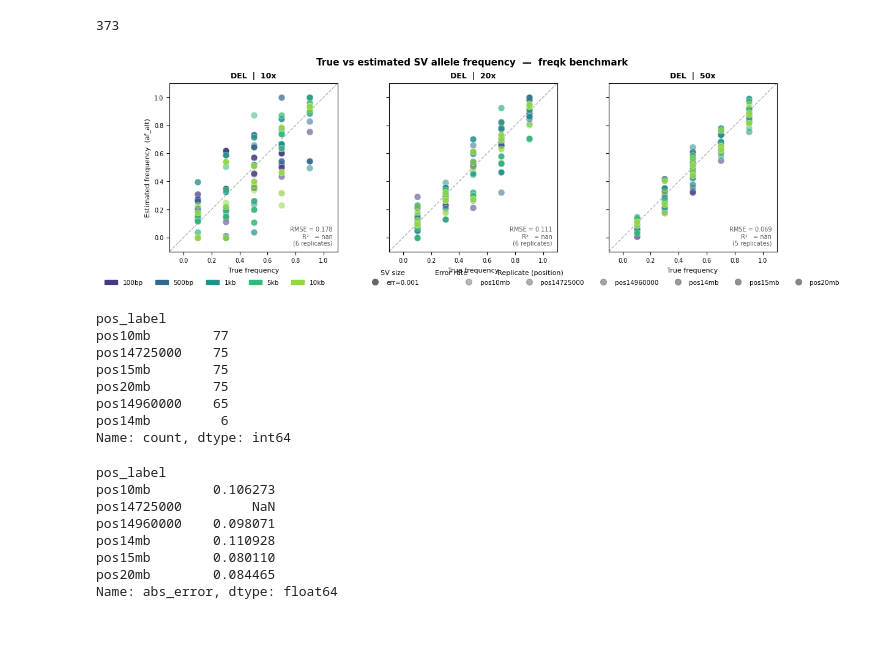
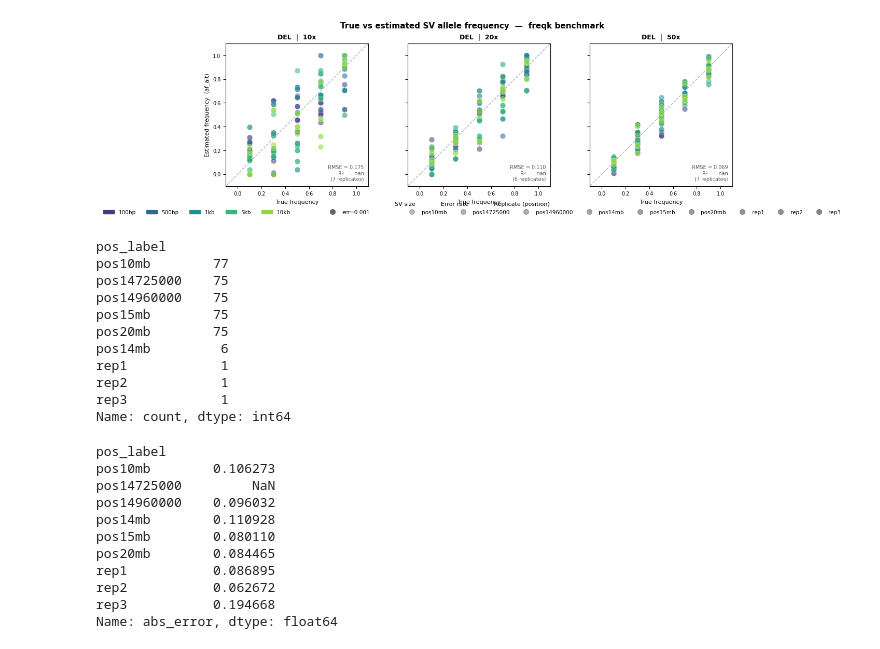
Before and after one commit to Tatianabellagio/visor_freqk, a Jupyter notebook: summaries/results_var.ipynb, the cells around one changed output. Drawn from its saved outputs; the diff is of its cells as text; code cells hidden in the pictures.

```diff
--- a/summaries/results_var.ipynb
+++ b/summaries/results_var.ipynb
@@ -4,26 +4,3 @@ import os
 import glob
 from pathlib import Path
 import pandas as pd
-
-results_dir = Path('/Users/tatiana/Documents_new/visor_freqk/results')
-
-# Var path structure (10 parts):
-#   results/{sv_root}/{pos_label}/var/{cov_err}/{SV_TYPE}/{size}/{n_label}/{freq}/{k}/filename
-#                                 ^^^
-# We require 'var' to appear as a path component to select only variation-aware results.
-
-all_files  = sorted(results_dir.rglob('*.allele_frequencies.k*.tsv'))
-var_files  = [f for f in all_files
-              if 'var' in f.relative_to(results_dir).parts]
-skipped    = len(all_files) - len(var_files)
-
-print(f"Total .tsv files found : {len(all_files)}")
-print(f"Non-var (skipped)      : {skipped}")
-print(f"Var (loaded)           : {len(var_files)}\n")
-
-print(f"{'sv':3s}  {'pos':8s}  {'cov/err':12s}  {'SV':3s}  {'size':5s}  {'n':5s}  {'freq':4s}  {'k':4s}")
-print("-" * 70)
-for f in var_files:
-    p = f.relative_to(results_dir).parts
-    # p: sv_root / pos_label / 'var' / cov_err / SV_TYPE / size / n_label / freq / k / file
-    print(f"{p[0]:3s}  {p[1]:8s}  {p[3]:12s}  {p[4]:3s}  {p[5]:5s}  {p[6]:5s}  {p[7]:4s}  {p[8]:4s}")
@@ -48,4 +6,0 @@ del  pos20mb   cov50_err001  DEL  5kb    n231   f90   k31
-# %%
-len(var_files)
-# %% [output]
-373
@@ -137,6 +7,6 @@ results_df.to_csv('/Users/tatiana/Documents_new/visor_freqk/summaries/results_va
 # %%
-import pandas as pd
-results_df = pd.read_csv('/Users/tatiana/Documents_new/visor_freqk/summaries/results_var_mar17_poslabel.csv')
+
+results_df = pd.read_csv('results_var_selectedpos.csv')
 # %%
 import matplotlib.pyplot as plt
 import matplotlib.lines as mlines
@@ -230,47 +100,50 @@ size_patches = [mpatches.Patch(color=SIZE_COLORS[s], label=s) for s in SIZE_ORDE
 err_handles  = [
     mlines.Line2D([], [], color="0.4", marker=ERR_MARKERS[e], linestyle="None",
                   markersize=7, label=f"err={e}")
     for e in error_rates
 ]
 pos_handles  = [
     mlines.Line2D([], [], color="0.5", marker="o", linestyle="None",
                   markersize=7, alpha=POS_ALPHA[p], label=p)
     for p in positions
 ]
 
 fig.legend(
     handles=size_patches
             + [mpatches.Patch(visible=False)]
             + err_handles
             + [mpatches.Patch(visible=False)]
             + pos_handles,
     title="SV size              Error rate              Replicate (position)",
     loc="lower center",
     ncol=len(SIZE_ORDER) + 1 + len(err_handles) + 1 + len(pos_handles),
     fontsize=7.5, title_fontsize=8,
     bbox_to_anchor=(0.5, -0.07),
     frameon=False,
 )
 
 fig.suptitle("True vs estimated SV allele frequency  —  freqk benchmark",
              fontsize=11, fontweight="bold")
 
-Path("/Users/tatiana/Documents_new/visor_freqk/plots/").mkdir(exist_ok=True)
-fig.savefig("/Users/tatiana/Documents_new/visor_freqk/plots/true_vs_estimated_var.pdf", bbox_inches="tight")
-fig.savefig("/Users/tatiana/Documents_new/visor_freqk/plots/true_vs_estimated_var.png", bbox_inches="tight", dpi=150)
+#Path("../plots/").mkdir(exist_ok=True)
+#fig.savefig("/Users/tatiana/Documents_new/visor_freqk/plots/true_vs_estimated_var.pdf", bbox_inches="tight")
+#fig.savefig("/Users/tatiana/Documents_new/visor_freqk/plots/true_vs_estimated_var.png", bbox_inches="tight", dpi=150)
 plt.show()
 # %% [output]
-[figure, old version]
+[figure, new version]
 # %%
 results_df['pos_label'].value_counts()
 # %% [output]
 pos_label
 pos10mb        77
 pos14725000    75
+pos14960000    75
 pos15mb        75
 pos20mb        75
-pos14960000    65
 pos14mb         6
+rep1            1
+rep2            1
+rep3            1
 Name: count, dtype: int64
 # %%
 results_df.groupby('pos_label')['abs_error'].mean()
@@ -278,10 +151,13 @@ results_df.groupby('pos_label')['abs_error'].mean()
 pos_label
 pos10mb        0.106273
 pos14725000         NaN
-pos14960000    0.098071
+pos14960000    0.096032
 pos14mb        0.110928
 pos15mb        0.080110
 pos20mb        0.084465
+rep1           0.086895
+rep2           0.062672
+rep3           0.194668
 Name: abs_error, dtype: float64
 # %%
 
```
Also changed, not shown: parts of 10 cells of this notebook.
